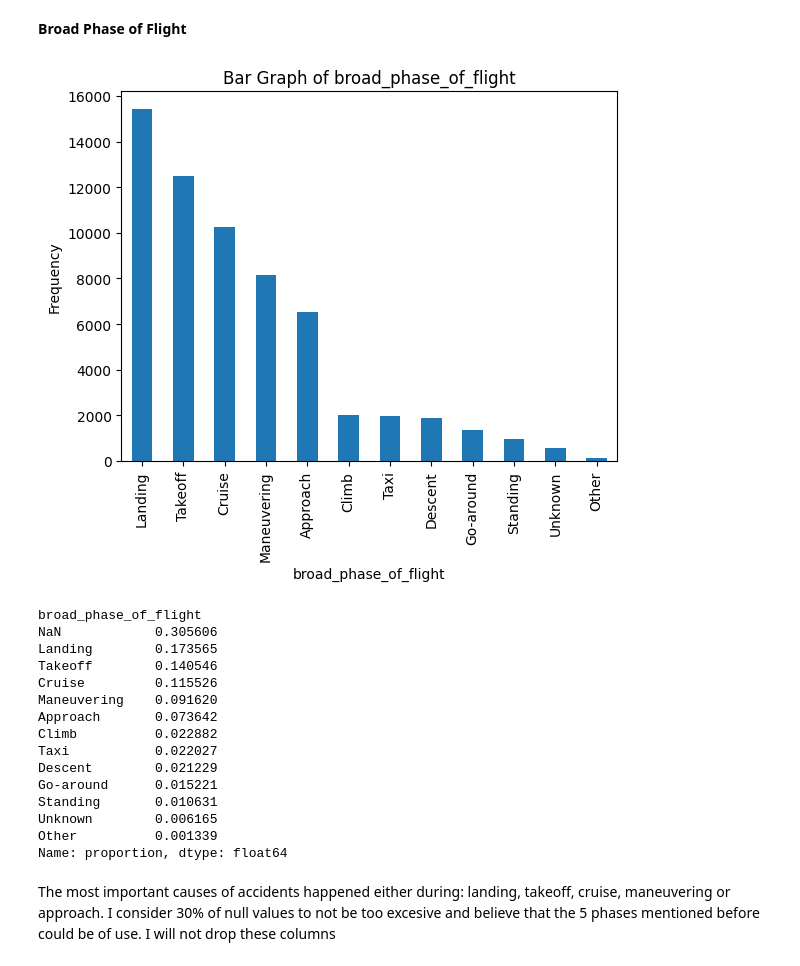
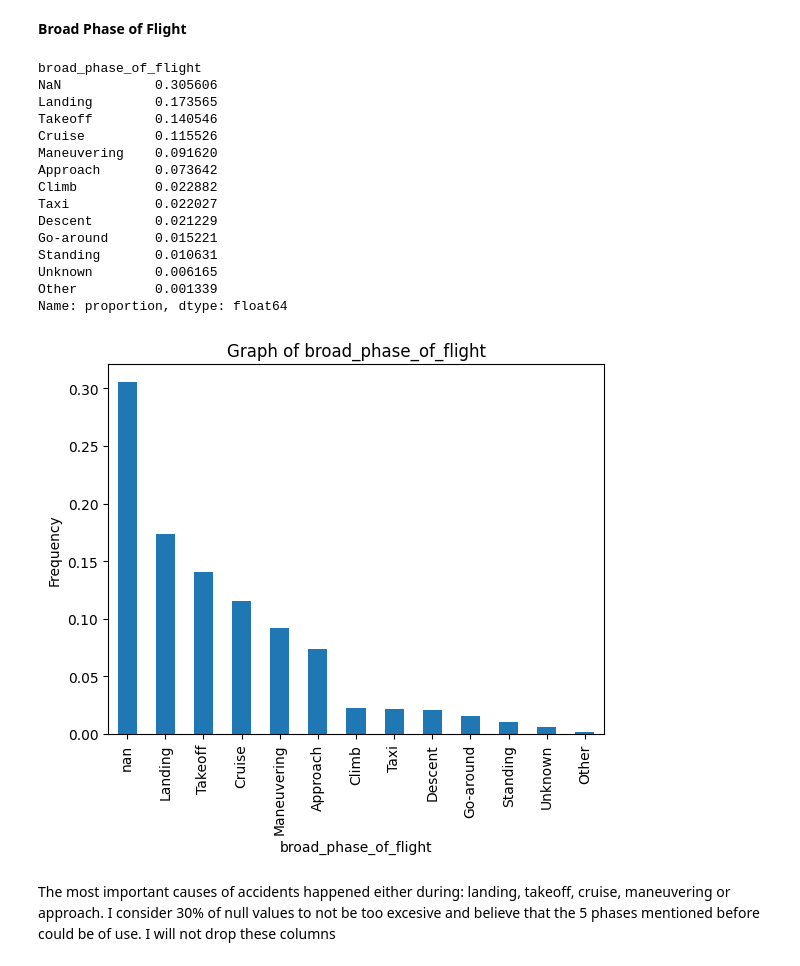
Before and after one commit to mbarriola96/Aircraft_safety_analysis, a Jupyter notebook: 00_data_understanding.ipynb, the cells around one changed output. Drawn from its saved outputs; the diff is of its cells as text; code cells hidden in the pictures.

```diff
--- a/00_data_understanding.ipynb
+++ b/00_data_understanding.ipynb
@@ -375,28 +408,25 @@ As is visible, the aircrafts under 91 regulations encompass the most part of the
 drop_columns.append('far_description')
 # %% [markdown]
 **Broad Phase of Flight**
-# %%
-plot_bar_graph_for_columns('broad_phase_of_flight')
-# %% [output]
-[figure, removed]
-# %%
-df['broad_phase_of_flight'].value_counts(normalize=True, dropna=False)
-# %% [output]
-broad_phase_of_flight
-NaN            0.305606
-Landing        0.173565
-Takeoff        0.140546
-Cruise         0.115526
-Maneuvering    0.091620
-Approach       0.073642
-Climb          0.022882
-Taxi           0.022027
-Descent        0.021229
-Go-around      0.015221
-Standing       0.010631
-Unknown        0.006165
-Other          0.001339
-Name: proportion, dtype: float64
+# %%
+plot_column_data(df,'broad_phase_of_flight', 'bar')
+# %% [output]
+broad_phase_of_flight
+NaN            0.305606
+Landing        0.173565
+Takeoff        0.140546
+Cruise         0.115526
+Maneuvering    0.091620
+Approach       0.073642
+Climb          0.022882
+Taxi           0.022027
+Descent        0.021229
+Go-around      0.015221
+Standing       0.010631
+Unknown        0.006165
+Other          0.001339
+Name: proportion, dtype: float64
+[figure, added]
 # %% [markdown]
 The most important causes of accidents happened either during: landing, takeoff, cruise, maneuvering or approach.
 I consider 30% of null values to not be too excesive and believe that the 5 phases mentioned before could be of use. I will not drop these columns
```
Also changed, not shown: parts of 37 cells of this notebook.
